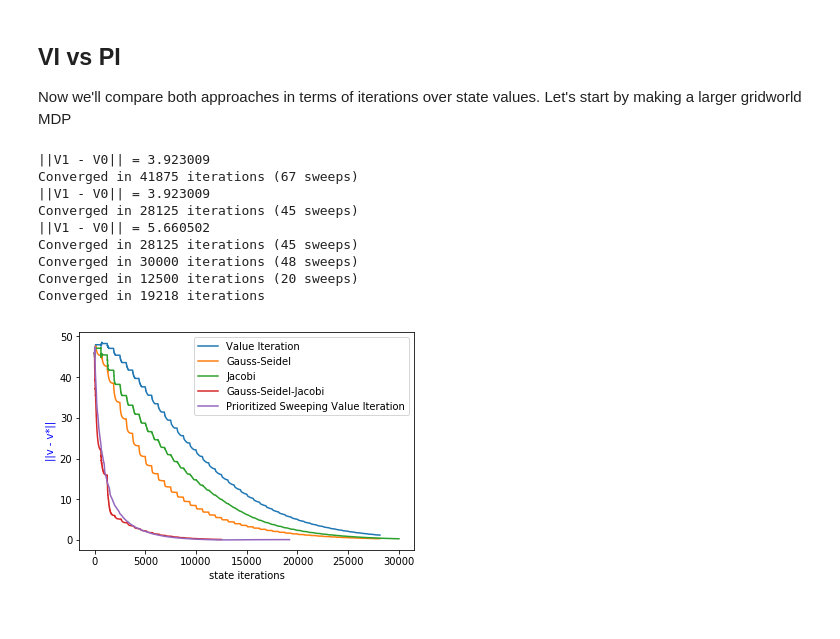
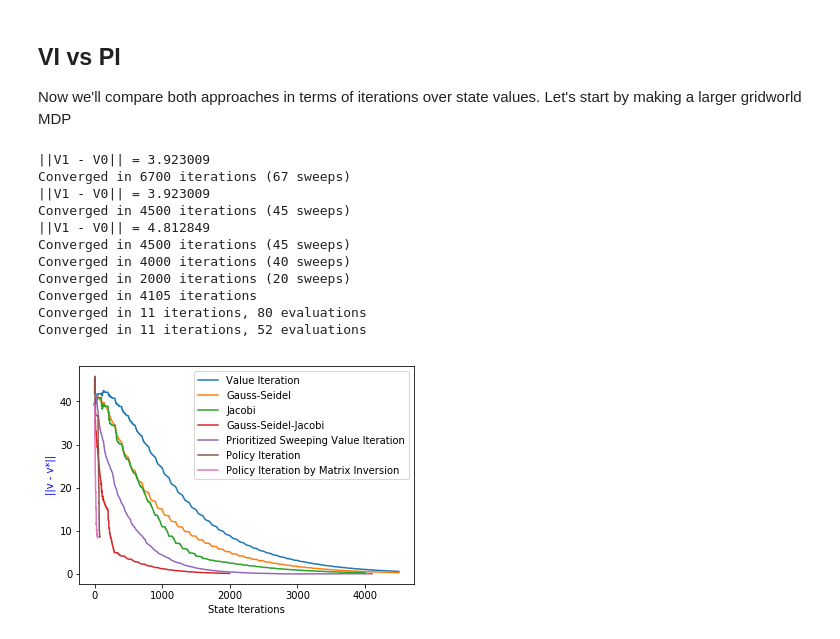
Before and after one commit to Breakend/ValuePolicyIterationVariations, a Jupyter notebook: ValueIterationWalkthrough.ipynb, the cells around one changed output. Drawn from its saved outputs; the diff is of its cells as text; code cells hidden in the pictures.

```diff
--- a/ValueIterationWalkthrough.ipynb
+++ b/ValueIterationWalkthrough.ipynb
@@ -261,10 +274,10 @@ And policy iteration by matrix inversion doesn't take many iterations because it
 Now we'll compare both approaches in terms of iterations over state values.
 Let's start by making a larger gridworld MDP
 # %%
-dim = 25
+dim = 10
 test_rewards_2 = [[i, j, -1] for i in range(dim) for j in range(dim)]
 test_rewards_2[0] = [0, 0, 1]
-test_rewards_2[624] = [24, 24 ,1]
+test_rewards_2[99] = [9, 9 ,1]
 
 # Instantiate the gridworld
 gw2 = GridWorld(dim, test_rewards)
@@ -274,40 +287,51 @@ gw2 = GridWorld(dim, test_rewards)
 vl = ValueIteration(gw2)
 
 optimal_policy, optimal_value, _  = vl.run()
 optimal_policy, v, vs = vl.run(optimal_value=optimal_value, theta=0.01)
 plt.plot(vs)
 
 vl = GaussSeidelValueIteration(gw2)
 
 optimal_policy, v, vsgs = vl.run(optimal_value=optimal_value, theta=0.01)
 plt.plot(vsgs)
 
 vl = JacobiValueIteration(gw2)
 optimal_policy, v, vsj = vl.run(optimal_value=optimal_value, theta=0.01)
 plt.plot(vsj)
 
 vl = GaussSeidelJacobiValueIteration(gw2)
 optimal_policy, v, vsj = vl.run(optimal_value=optimal_value, theta=0.01)
 plt.plot(vsj)
 
 vl = PrioritizedSweepingValueIteration(gw2)
 optimal_policy, v, vsps = vl.run(optimal_value=optimal_value, max_iterations=100000)
 plt.plot(vsps)
 
-plt.xlabel('state iterations')
+V_pi, pol_pi, n_iter_pi, vs_pi = policy_iteration(gw2, gamma, epsilon, optimal_value)
+plt.plot(vs_pi)
+
+V_modpi, pol_modpi, n_itermodpi, vs_modpi = modified_policy_iteration(gw2, gamma, epsilon, m, optimal_value)
+plt.plot(vs_modpi)
+
+plt.xlabel('State Iterations')
 plt.ylabel('||v - v*||',color='b')
 
-plt.legend(['Value Iteration', 'Gauss-Seidel', 'Jacobi', 'Gauss-Seidel-Jacobi', 'Prioritized Sweeping Value Iteration'], loc='upper right')
+plt.legend(['Value Iteration', 'Gauss-Seidel', 'Jacobi',
+            'Gauss-Seidel-Jacobi', 'Prioritized Sweeping Value Iteration',
+            'Policy Iteration', 'Policy Iteration by Matrix Inversion',
+            'Modified Policy Iteration'], loc='upper right')
 
 plt.show()
 # %% [output]
 ||V1 - V0|| = 3.923009
-Converged in 41875 iterations (67 sweeps)
+Converged in 6700 iterations (67 sweeps)
 ||V1 - V0|| = 3.923009
-Converged in 28125 iterations (45 sweeps)
-||V1 - V0|| = 5.660502
-Converged in 28125 iterations (45 sweeps)
-Converged in 30000 iterations (48 sweeps)
-Converged in 12500 iterations (20 sweeps)
-Converged in 19218 iterations
+Converged in 4500 iterations (45 sweeps)
+||V1 - V0|| = 4.812849
+Converged in 4500 iterations (45 sweeps)
+Converged in 4000 iterations (40 sweeps)
+Converged in 2000 iterations (20 sweeps)
+Converged in 4105 iterations
+Converged in 11 iterations, 80 evaluations
+Converged in 11 iterations, 52 evaluations
-[figure, old version]
+[figure, new version]
```
Also changed, not shown: parts of 7 cells of this notebook.
